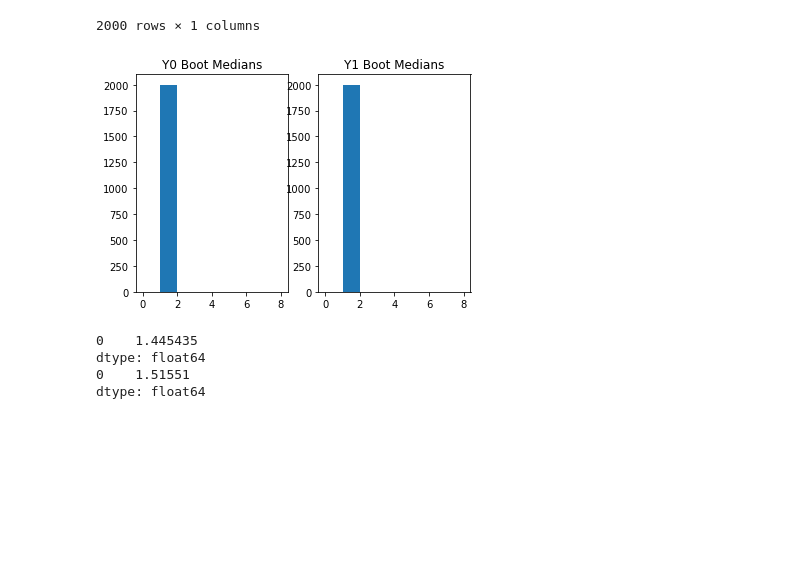
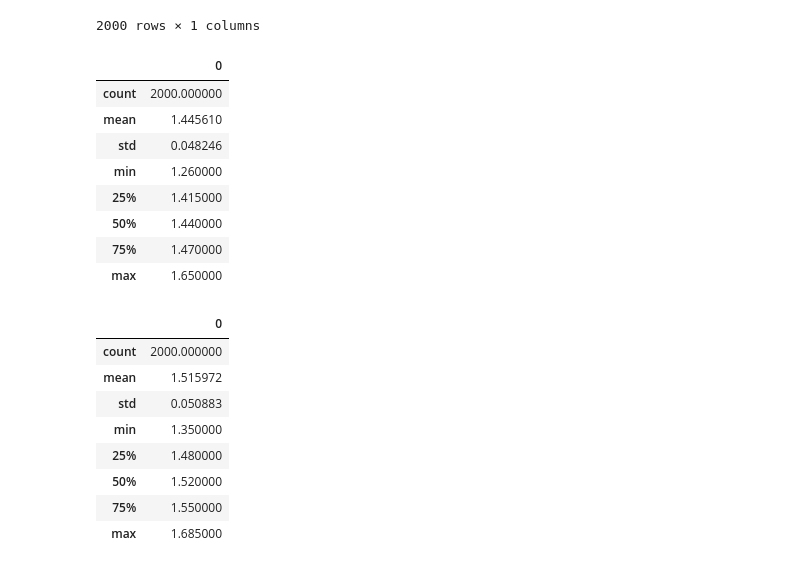
Before and after one commit to xiaowch/Adv_Bio3, a Jupyter notebook: Boot_Medians.ipynb, the cells around one changed output. Cells and saved outputs as stored; diff of their text form; code cells hidden in the pictures; blank space fills up the shorter version.

```diff
--- a/Boot_Medians.ipynb
+++ b/Boot_Medians.ipynb
@@ -148,23 +114,27 @@ boot_sample_Y1
 | 1998 | 1.565 |
 | 1999 | 1.480 |
 2000 rows × 1 columns
-# %%
-fig,axs = plt.subplots(1,2)
-
-axs[0].hist(boot_sample_Y0, bins=range(0,9))
-axs[0].set_title('Y0 Boot Medians')
-
-axs[1].hist(boot_sample_Y1, bins=range(0,9))
-axs[1].set_title('Y1 Boot Medians')
-
-plt.show()
-# %% [output]
-[figure, removed]
-# %%
-print(boot_sample_Y0.mean())
-print(boot_sample_Y1.mean())
-# %% [output]
-0    1.445435
-dtype: float64
-0    1.51551
-dtype: float64
+# %%
+pd.DataFrame(boot_sample_Y0).describe()
+# %% [output]
+|  | 0 |
+| count | 2000.000000 |
+| mean | 1.445610 |
+| std | 0.048246 |
+| min | 1.260000 |
+| 25% | 1.415000 |
+| 50% | 1.440000 |
+| 75% | 1.470000 |
+| max | 1.650000 |
+# %%
+pd.DataFrame(boot_sample_Y1).describe()
+# %% [output]
+|  | 0 |
+| count | 2000.000000 |
+| mean | 1.515972 |
+| std | 0.050883 |
+| min | 1.350000 |
+| 25% | 1.480000 |
+| 50% | 1.520000 |
+| 75% | 1.550000 |
+| max | 1.685000 |
```
Also changed, not shown: parts of 12 cells of this notebook.
